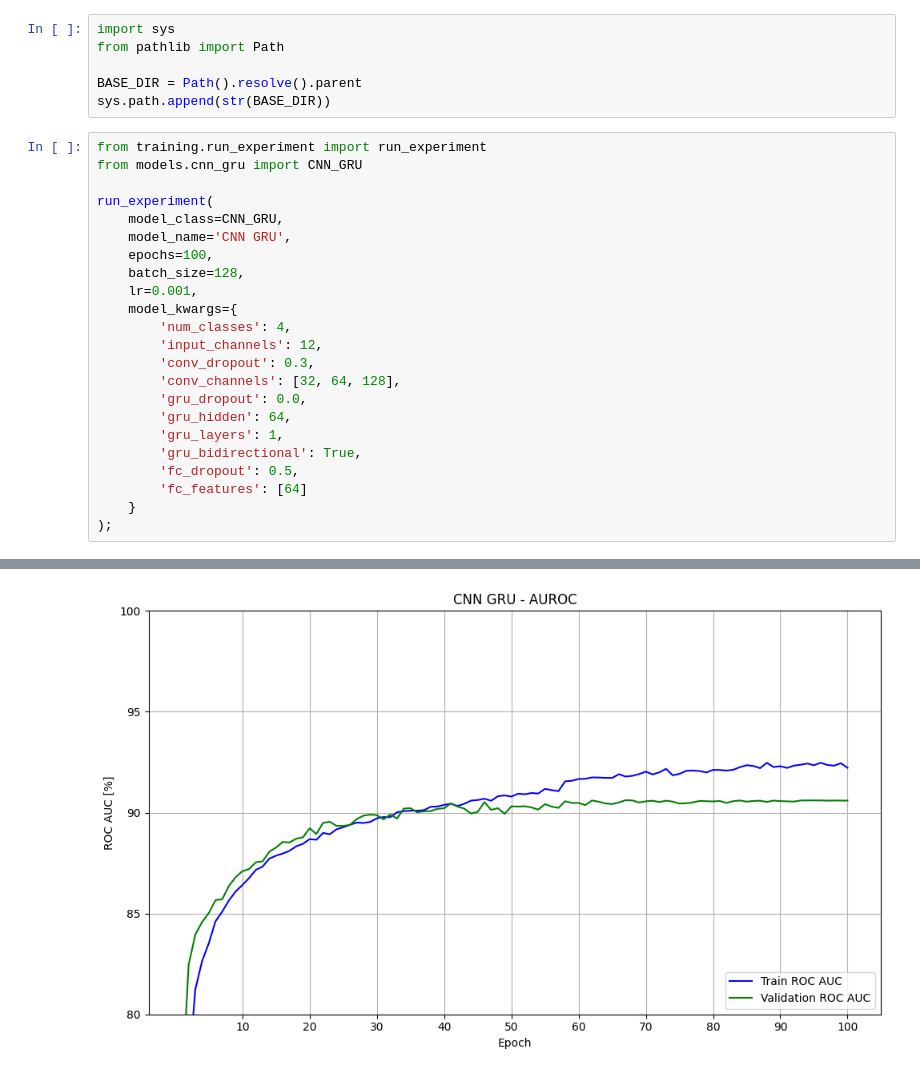
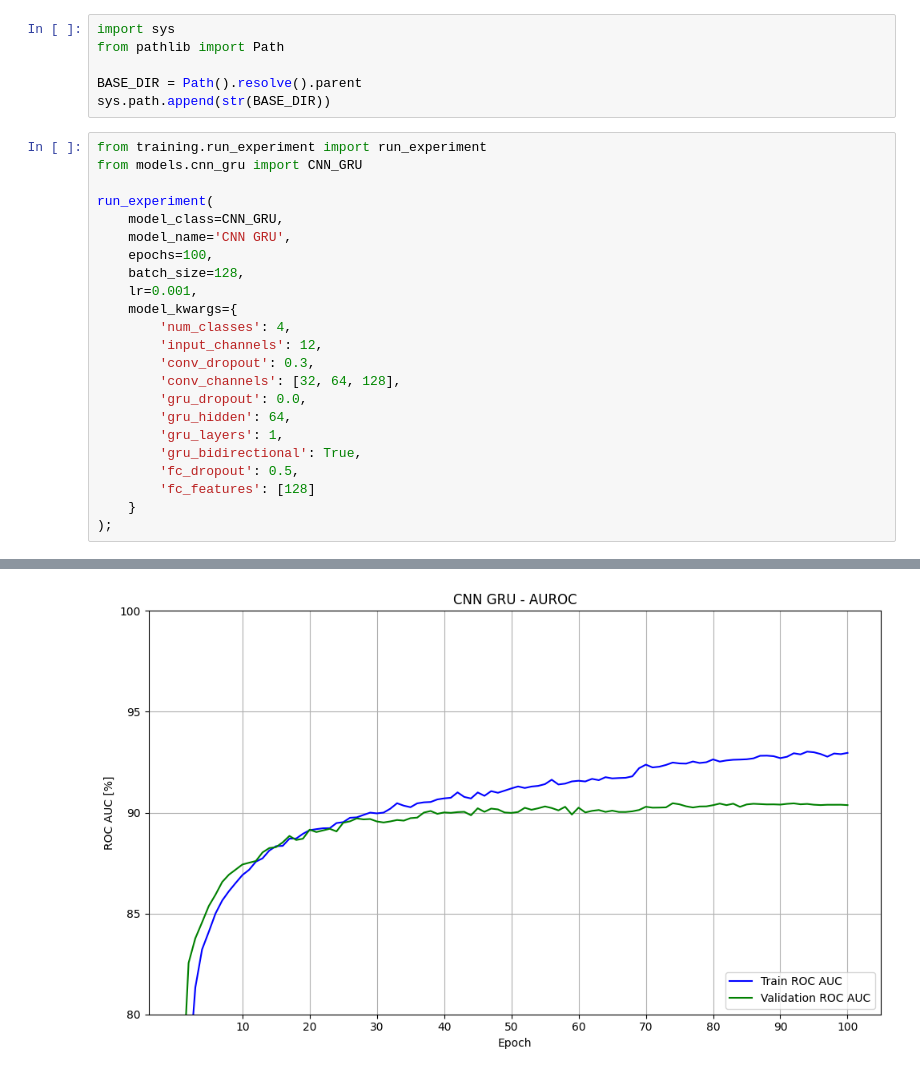
Before and after one commit to JestemPawlem/ECG-Deep-Learning, a Jupyter notebook: experiments/testing_cnn_gru.ipynb, the cells around one changed output, grey strips where cells are left out. Cells and saved outputs as stored; diff of their text form.

```diff
--- a/experiments/testing_cnn_gru.ipynb
+++ b/experiments/testing_cnn_gru.ipynb
@@ -24,7 +24,7 @@ run_experiment(
         'gru_layers': 1,
         'gru_bidirectional': True,
         'fc_dropout': 0.5,
-        'fc_features': [64]
+        'fc_features': [128]
     }
 );
 # %% [output]
@@ -47,2 +47,2 @@ Epoch 100/100:
 Experiment CNN GRU completed.
-[figure, old version]
+[figure, new version]
```
Also changed, not shown: parts of 1 cell of this notebook, 16 other files.
